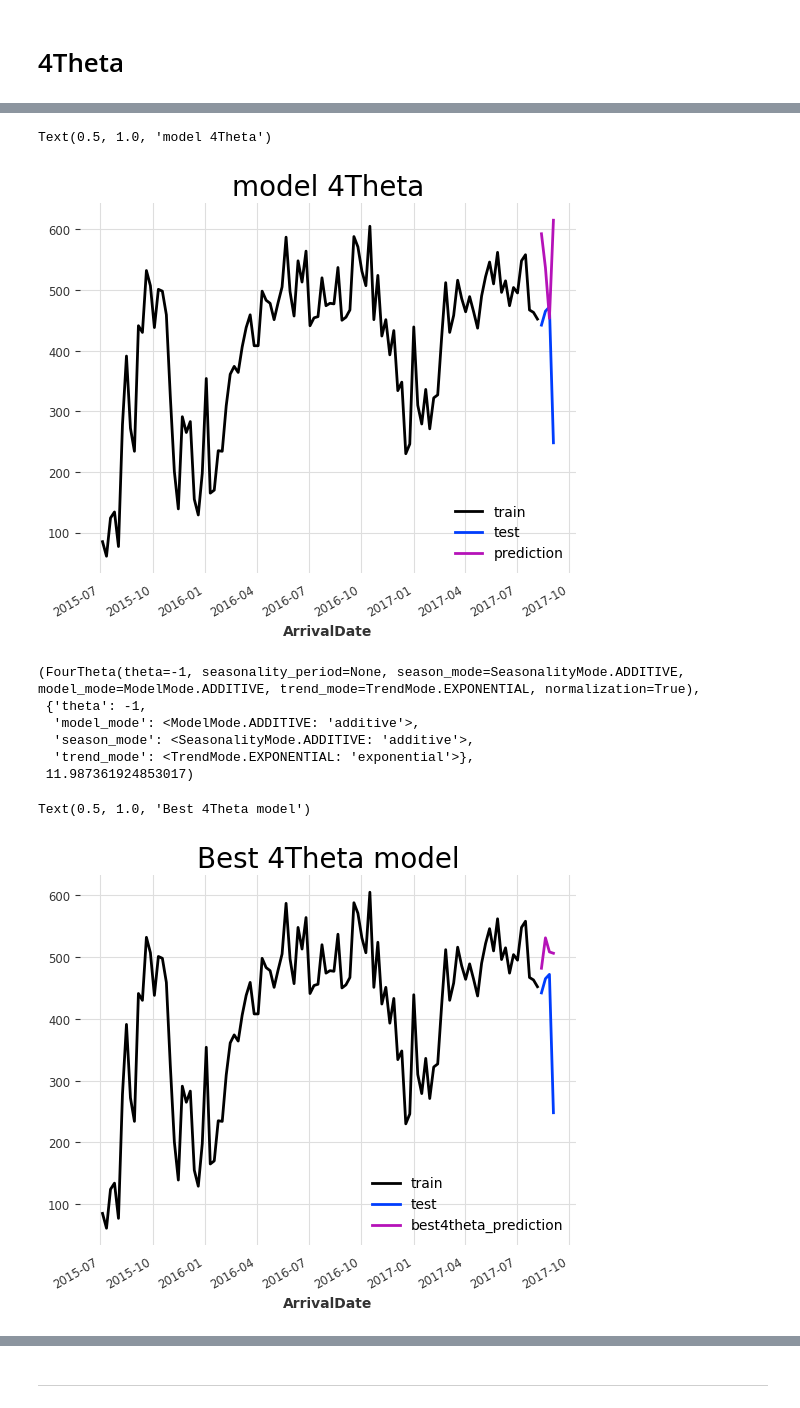
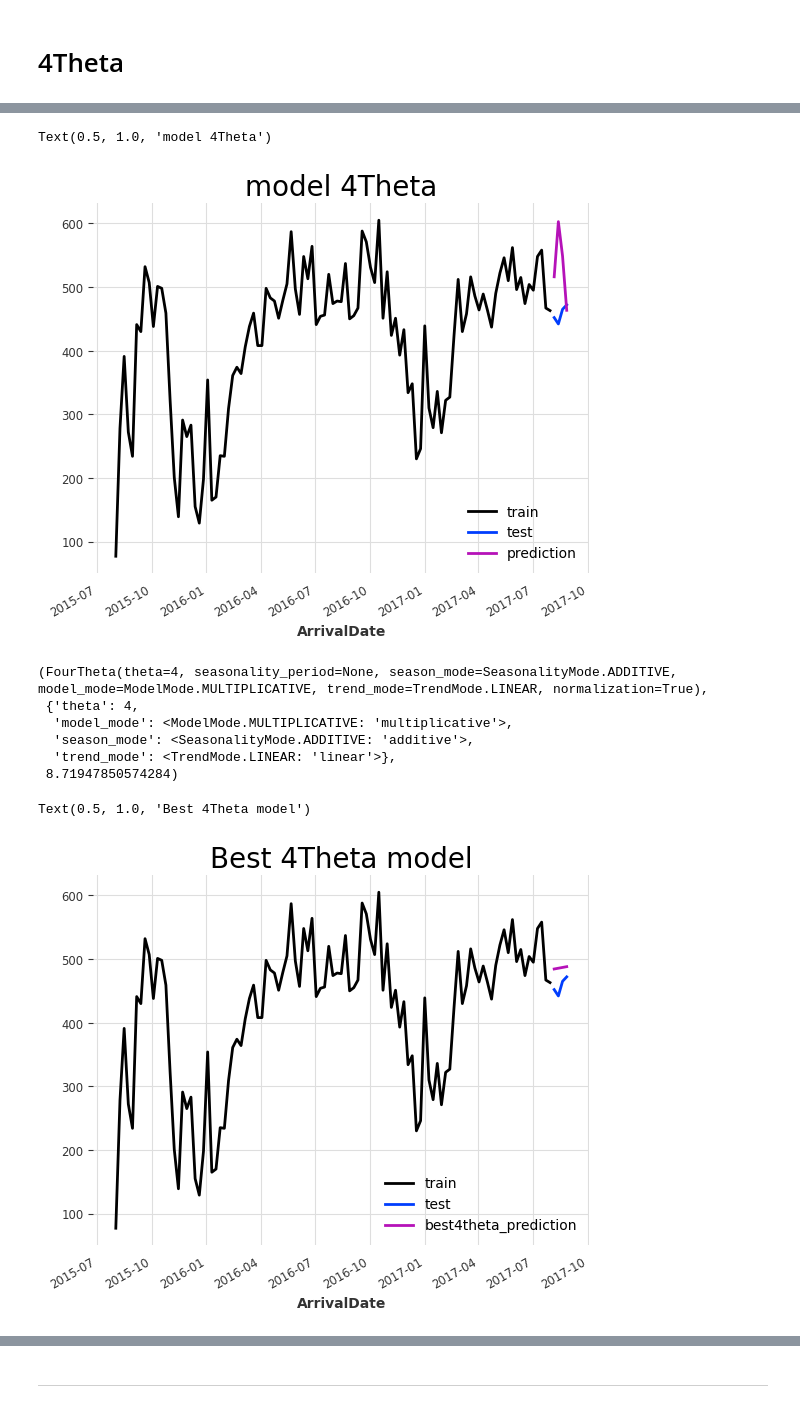
Before and after one commit to jgilaberts/Prueba-Github, a Jupyter notebook: Analisis Predictivo/Proyecto Final/Theta_4Theta_Javier_Gilabert.ipynb, the cells around one changed output, grey strips where cells are left out. Cells and saved outputs as stored; diff of their text form; code cells hidden in the pictures.

```diff
--- a/Analisis Predictivo/Proyecto Final/Theta_4Theta_Javier_Gilabert.ipynb
+++ b/Analisis Predictivo/Proyecto Final/Theta_4Theta_Javier_Gilabert.ipynb
@@ -36,7 +36,7 @@ df_w_r_theta = df_w_r.copy()
 df_w_r_theta.reset_index(level=0, inplace=True)
 
 df_w_r_ts = TimeSeries.from_dataframe(df_w_r_theta,'ArrivalDate','IsCanceled')
-train, test = df_w_r_ts.split_before(pd.Timestamp("20170813"))
+train, test = df_w_r_ts.split_before(pd.Timestamp("20170806"))
 # %%
 test
 # %% [output]
@@ -151,7 +151,7 @@ plt.title(label="model 4Theta",
           color="black")
 # %% [output]
 Text(0.5, 1.0, 'model 4Theta')
-[figure, old version]
+[figure, new version]
 # %%
 fourtheta_grid = {
     'theta':[-4,-3,-2,-1,1,2,3,4],
@@ -172,31 +172,31 @@ best_grid_model=FourTheta.gridsearch(parameters=fourtheta_grid,
 
 best_grid_model
 # %% [output]
-(FourTheta(theta=-1, seasonality_period=None, season_mode=SeasonalityMode.ADDITIVE, model_mode=ModelMode.ADDITIVE, trend_mode=TrendMode.EXPONENTIAL, normalization=True),
- {'theta': -1,
-  'model_mode': <ModelMode.ADDITIVE: 'additive'>,
+(FourTheta(theta=4, seasonality_period=None, season_mode=SeasonalityMode.ADDITIVE, model_mode=ModelMode.MULTIPLICATIVE, trend_mode=TrendMode.LINEAR, normalization=True),
+ {'theta': 4,
+  'model_mode': <ModelMode.MULTIPLICATIVE: 'multiplicative'>,
   'season_mode': <SeasonalityMode.ADDITIVE: 'additive'>,
-  'trend_mode': <TrendMode.EXPONENTIAL: 'exponential'>},
- 11.987361924853017)
+  'trend_mode': <TrendMode.LINEAR: 'linear'>},
+ 8.71947850574284)
 # %%
 best4Theta_model=FourTheta(theta=best_grid_model[1]['theta'],
-                 model_mode=ModelMode.ADDITIVE,
+                 model_mode=ModelMode.MULTIPLICATIVE,
                  season_mode=SeasonalityMode.ADDITIVE,
-                 trend_mode=TrendMode.EXPONENTIAL
+                 trend_mode=TrendMode.LINEAR
                  )
 best4Theta_model.fit(train)
 best4Theta_model_prediction = best4Theta_model.predict(len(test))
 
 train.plot(label="train")
 test.plot(label="test")
 best4Theta_model_prediction.plot(label="best4theta_prediction")
 
 plt.title(label="Best 4Theta model",
           fontsize=20,
           color="black")
 # %% [output]
 Text(0.5, 1.0, 'Best 4Theta model')
-[figure, old version]
+[figure, new version]
 # %%
 best4theta_mape_r = mape(test, best4Theta_model_prediction)
 best4theta_mape_r
```
Also changed, not shown: parts of 30 cells of this notebook, 2 other files.
